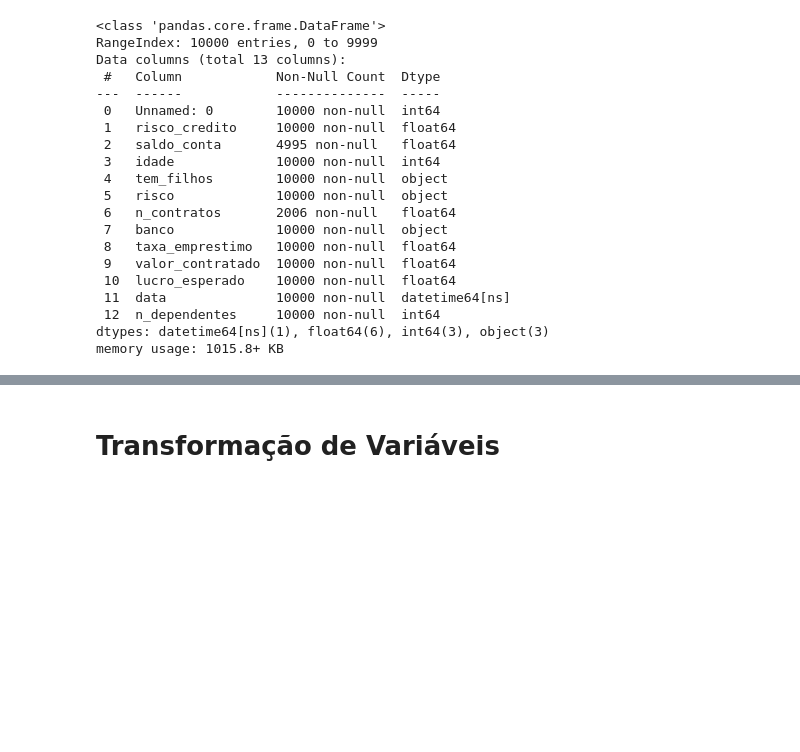
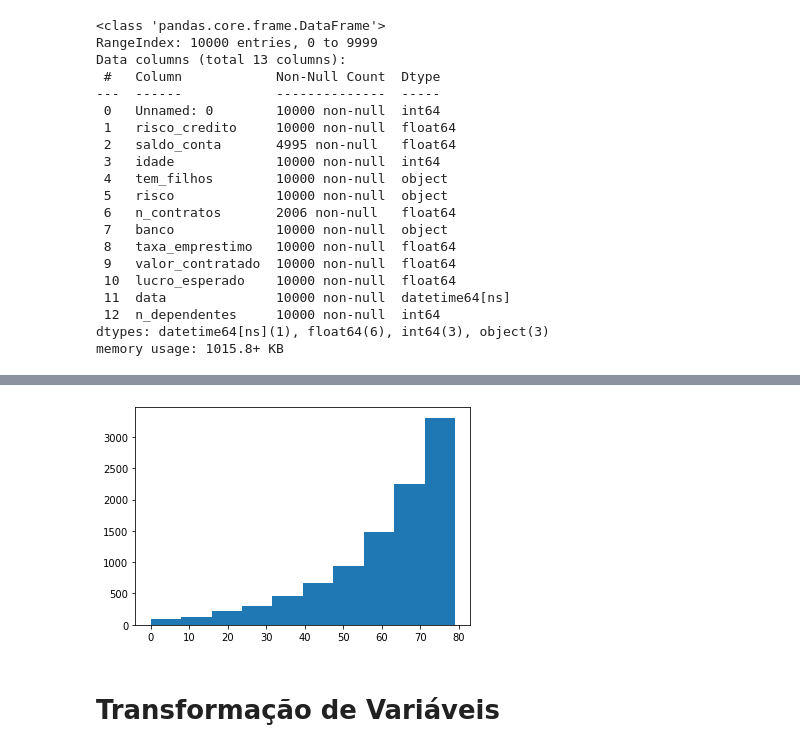
Before and after one commit to Nina-pinheiro/Data-Science-Python, a Jupyter notebook: files/preparacao_dados/preparacao_dados.ipynb, the cells around one changed output, grey strips where cells are left out. Drawn from its saved outputs; the diff is of its cells as text; code cells hidden in the pictures; blank space fills up the shorter version.

```diff
--- a/files/preparacao_dados/preparacao_dados.ipynb
+++ b/files/preparacao_dados/preparacao_dados.ipynb
@@ -113,3 +118,8 @@ plt.hist(x = df['n_contratos']);
+# %%
+# Histograma da variável "Idade" - Exclusão das idades negativas
+plt.hist(x = df['idade']);
+# %% [output]
+[figure, added]
 # %% [markdown]
 # Transformação de Variáveis
 # %%
```
Also changed, not shown: parts of 21 cells of this notebook.
